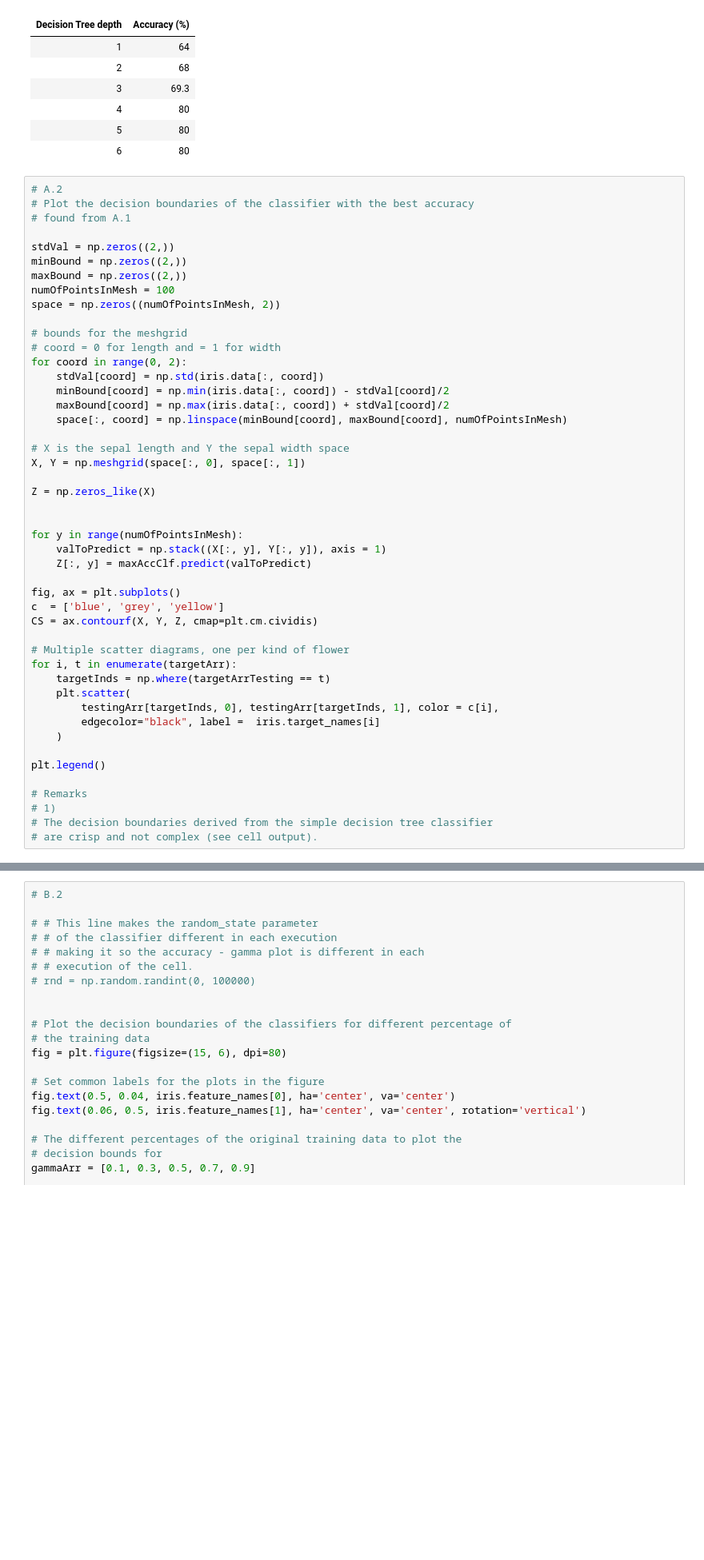
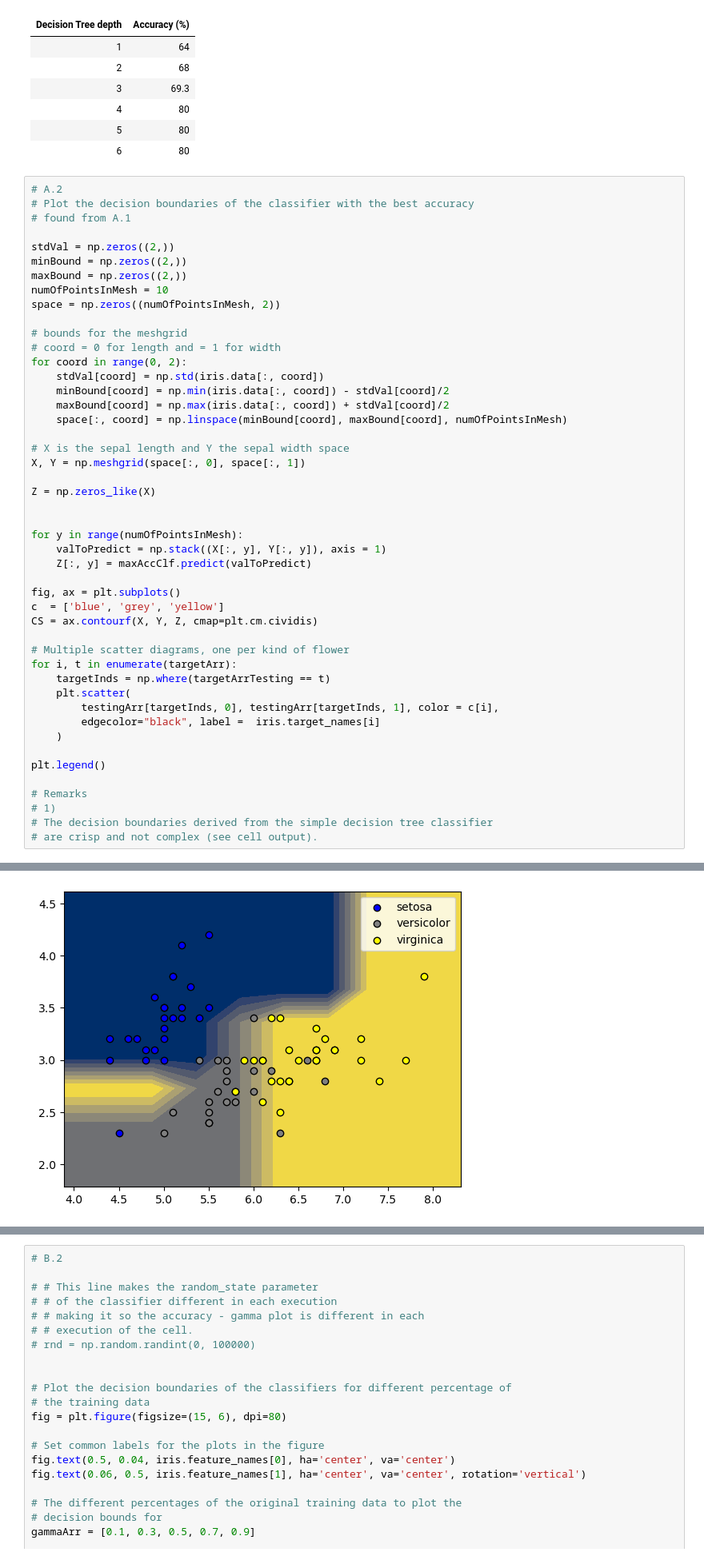
Before and after one commit to styltopa/PatternRecognition, a Jupyter notebook: topalidis_9613_Assignment3.ipynb, the cells around one changed output, grey strips where cells are left out. Shown at 80% size. Drawn from its saved outputs; the diff is of its cells as text; blank space fills up the shorter version.

```diff
--- a/topalidis_9613_Assignment3.ipynb
+++ b/topalidis_9613_Assignment3.ipynb
@@ -183,7 +183,7 @@ Max accuracy classifier is the one with depth =  4 and accuracy:  80.0 %
 stdVal = np.zeros((2,))
 minBound = np.zeros((2,))
 maxBound = np.zeros((2,))
-numOfPointsInMesh = 100
+numOfPointsInMesh = 10
 space = np.zeros((numOfPointsInMesh, 2))
 
 # bounds for the meshgrid
@@ -234,0 +227 @@ KeyboardInterrupt:
+[figure, added]
```
Also changed, not shown: parts of 5 cells of this notebook.
